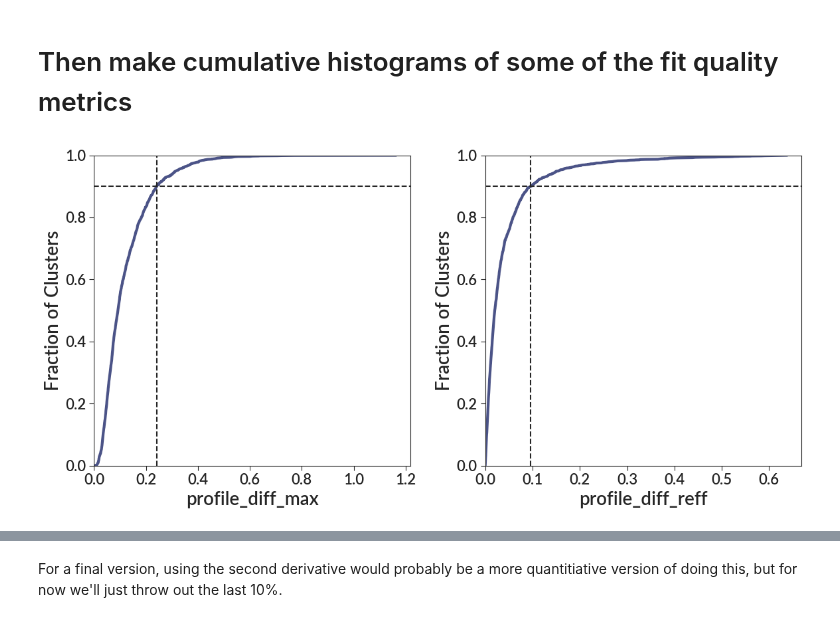
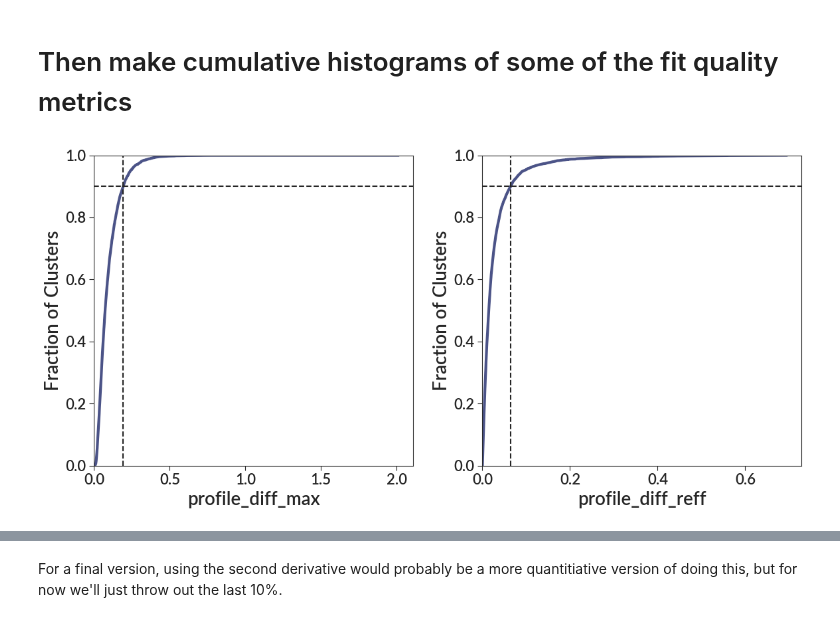
Before and after one commit to gillenbrown/LEGUS-sizes, a Jupyter notebook: analysis/quality_cuts.ipynb, the cells around one changed output, grey strips where cells are left out. Drawn from its saved outputs; the diff is of its cells as text; code cells hidden in the pictures.

```diff
--- a/analysis/quality_cuts.ipynb
+++ b/analysis/quality_cuts.ipynb
@@ -24,5 +24,7 @@ for galaxy in data_dir.iterdir():
                 catalogs.append(this_cat)
 # %%
 big_catalog = table.vstack(catalogs, join_type="inner")
+# %%
+mask = big_catalog["not_failure"]
 # %%
 print(len(big_catalog))
@@ -55,7 +59,7 @@ boundaries = dict()
 for col in quality_colnames:
     if "rms" in col:
         continue
-    xs, ys = make_cumulative_histogram(big_catalog[col])
+    xs, ys = make_cumulative_histogram(big_catalog[col][mask])
     # find the first x at which y goes above 0.9
     idx = np.argmin(np.abs(ys - 0.9))
     boundaries[col] = xs[idx]
@@ -64,16 +68,16 @@ for col in quality_colnames:
 # %%
 fig, axs = bpl.subplots(ncols=len(quality_colnames), figsize=[6*len(quality_colnames), 6])
 axs = axs.flatten()
 
 for ax, col in zip(axs, quality_colnames):
-    ax.plot(*make_cumulative_histogram(big_catalog[col]))
+    ax.plot(*make_cumulative_histogram(big_catalog[col][mask]))
     ax.add_labels(col, "Fraction of Clusters")
     ax.set_limits(0, y_min=0, y_max=1)
     ax.axhline(0.9, ls="--")
     ax.axvline(boundaries[col], ls="--")
 fig.savefig("quality_cuts.png")
 # %% [output]
-[figure, old version]
+[figure, new version]
 # %%
 names = {
     "profile_diff_mad": "Median Profile Deviation",
```
Also changed, not shown: parts of 9 cells of this notebook.
